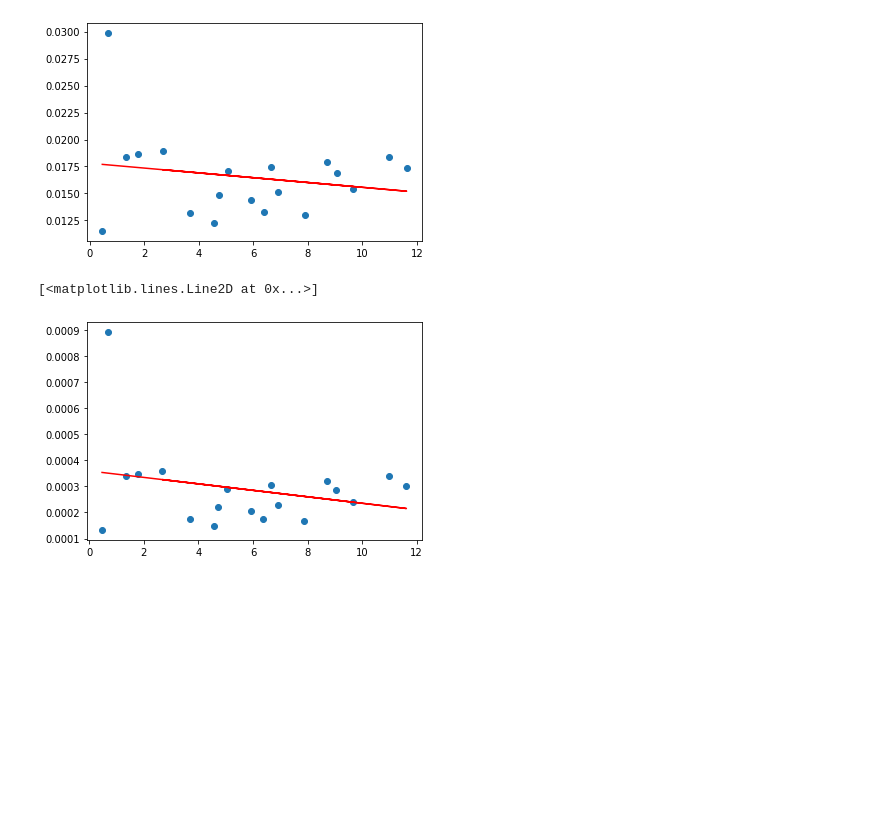
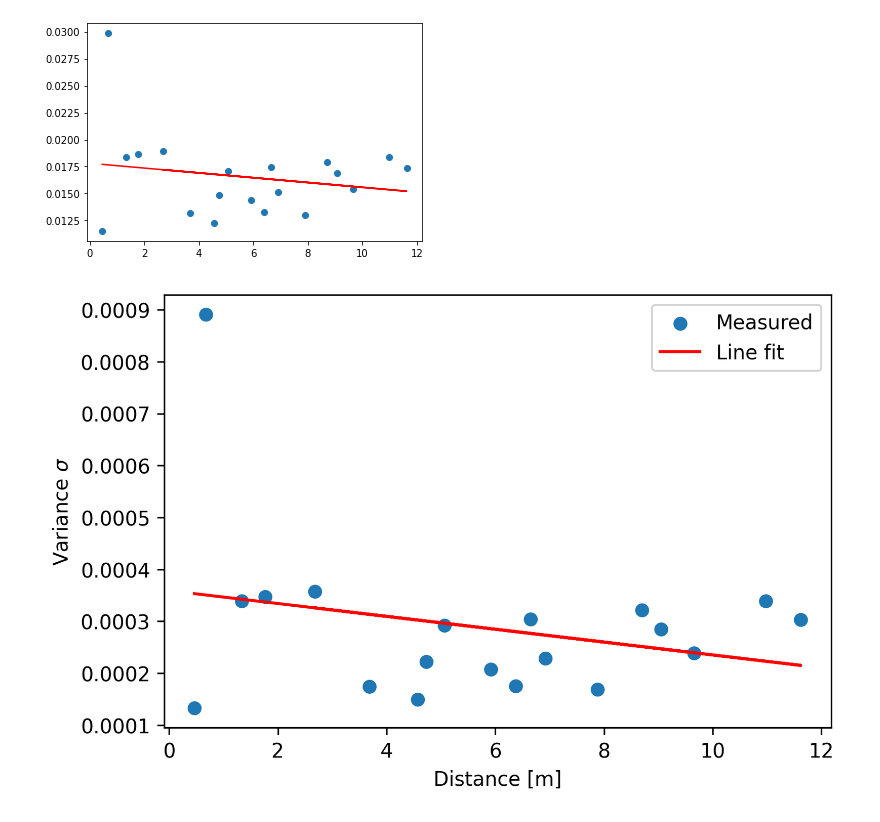
Before and after one commit to simutisernestas/rfloc, a Jupyter notebook: var_est.ipynb, the cells around one changed output. Cells and saved outputs as stored; diff of their text form; code cells hidden in the pictures; blank space fills up the shorter version.

Commit message:
update report

```diff
--- a/var_est.ipynb
+++ b/var_est.ipynb
@@ -54,13 +58,16 @@ plt.plot(means,poly1d_fn(means),'r')
 [<matplotlib.lines.Line2D at 0x...>]
 [figure]
 # %%
-plt.scatter(means,vars)
+fig, axs = plt.subplots(1,1,dpi=300)
+axs.scatter(means,vars)
 coef = np.polyfit(means,vars,1)
 poly1d_fn = np.poly1d(coef)
-plt.plot(means,poly1d_fn(means),'r')
+axs.plot(means,poly1d_fn(means),'r')
+axs.legend(["Measured","Line fit"])
+axs.set(xlabel='Distance [m]', ylabel='Variance $\sigma$')
+fig.savefig("report/figures/dist_variance.png")
 # %% [output]
-[<matplotlib.lines.Line2D at 0x...>]
-[figure, old version]
+[figure, new version]
 # %%
 for i,(m,g,s) in enumerate(zip(means,gts,stds)):
     # Plot between around ground truth
```
Also changed, not shown: parts of 4 cells of this notebook, 16 other files.
